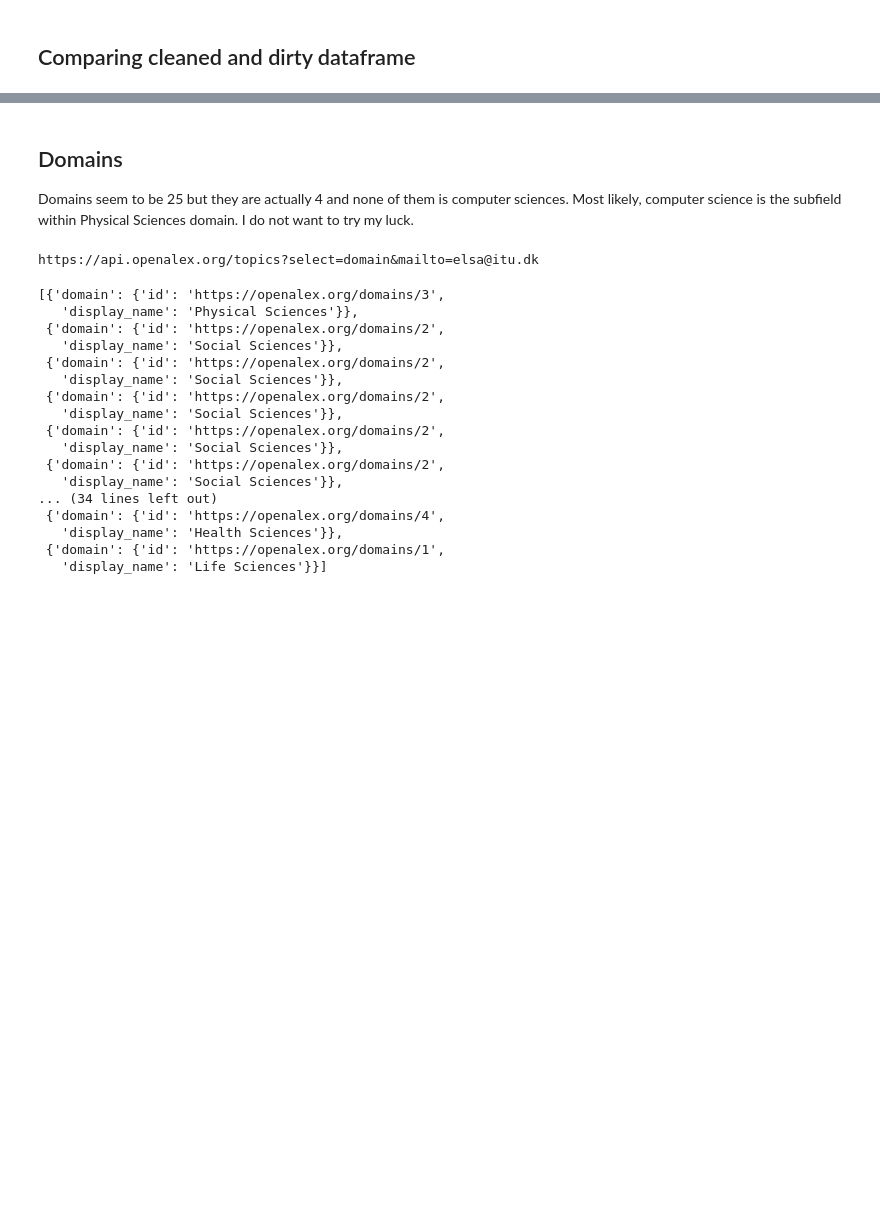
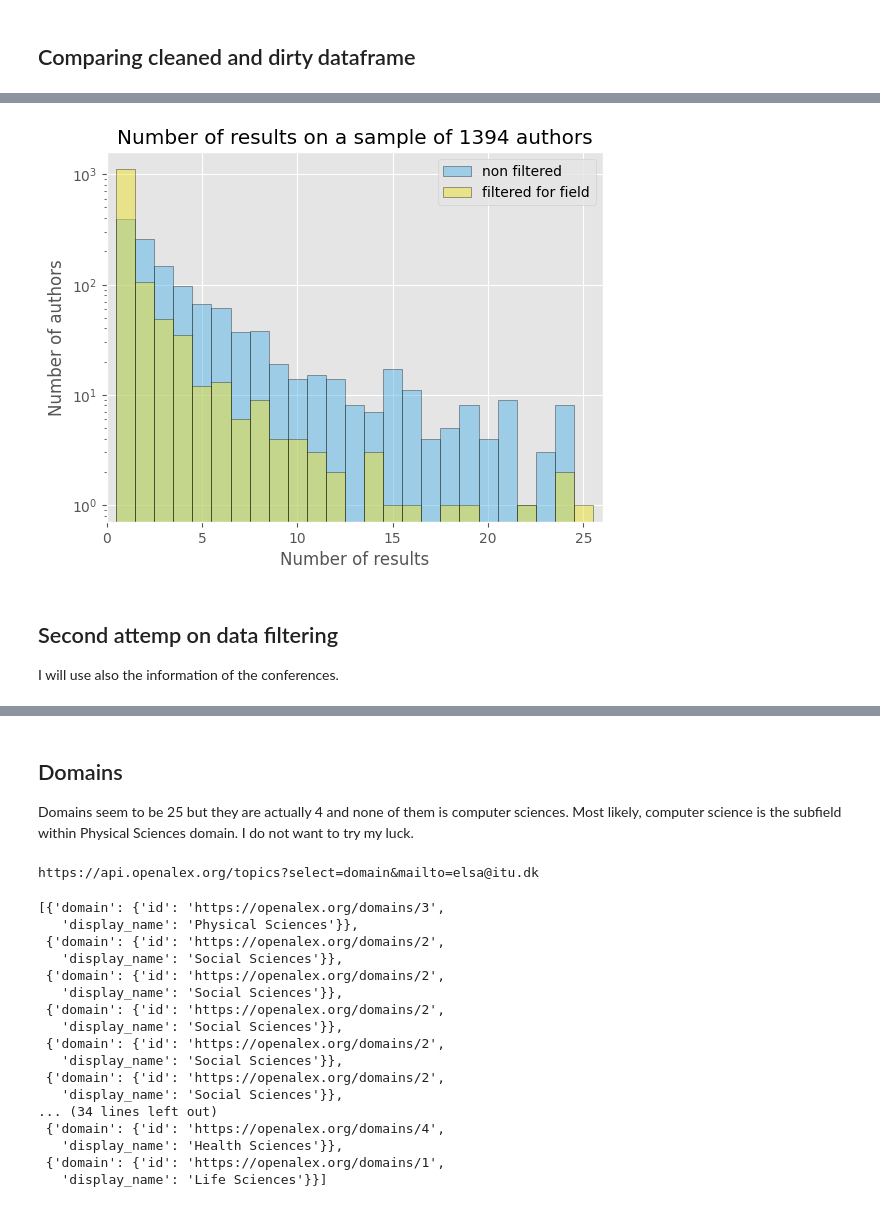
Before and after one commit to mariespedersen/Thesis_github, a Jupyter notebook: Get_citation_info.ipynb, the cells around one changed output, grey strips where cells are left out. Saved outputs shown, nothing was run; the diff lists cells and outputs as text; code cells hidden in the pictures; blank space fills up the shorter version.

```diff
--- a/Get_citation_info.ipynb
+++ b/Get_citation_info.ipynb
@@ -195,0 +185,15 @@ NameError: name 'chunk_size' is not defined
+# %%
+plt.title(f'Number of results on a sample of {last_cleaned} authors')
+plt.hist(data_nc, bins=range(min(data_nc), max(data_nc) + 2), edgecolor='black', align='left', label='non filtered', alpha=0.5, color=palette[-1])
+plt.hist(number_of_results, bins=range(min(number_of_results), max(number_of_results) + 2), edgecolor='black', align='left', label='filtered for field', alpha=0.5, color=palette[-2])
+plt.xlim(0,26)
+plt.yscale('log')
+plt.xlabel('Number of results')
+plt.ylabel('Number of authors')
+plt.legend(loc='best');
+# %% [output]
+[figure, added]
+# %% [markdown]
+## Second attemp on data filtering
+
+I will use also the information of the conferences.
```
Also changed, not shown: parts of 34 cells of this notebook, 5 other files.
